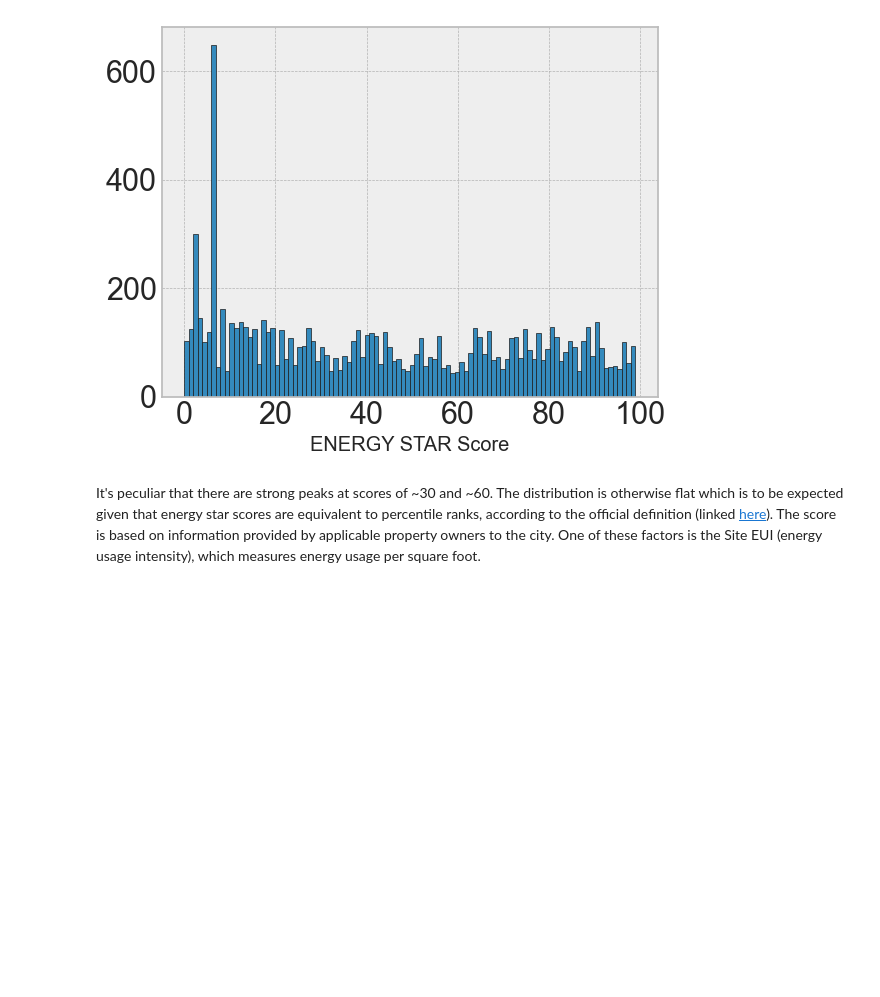
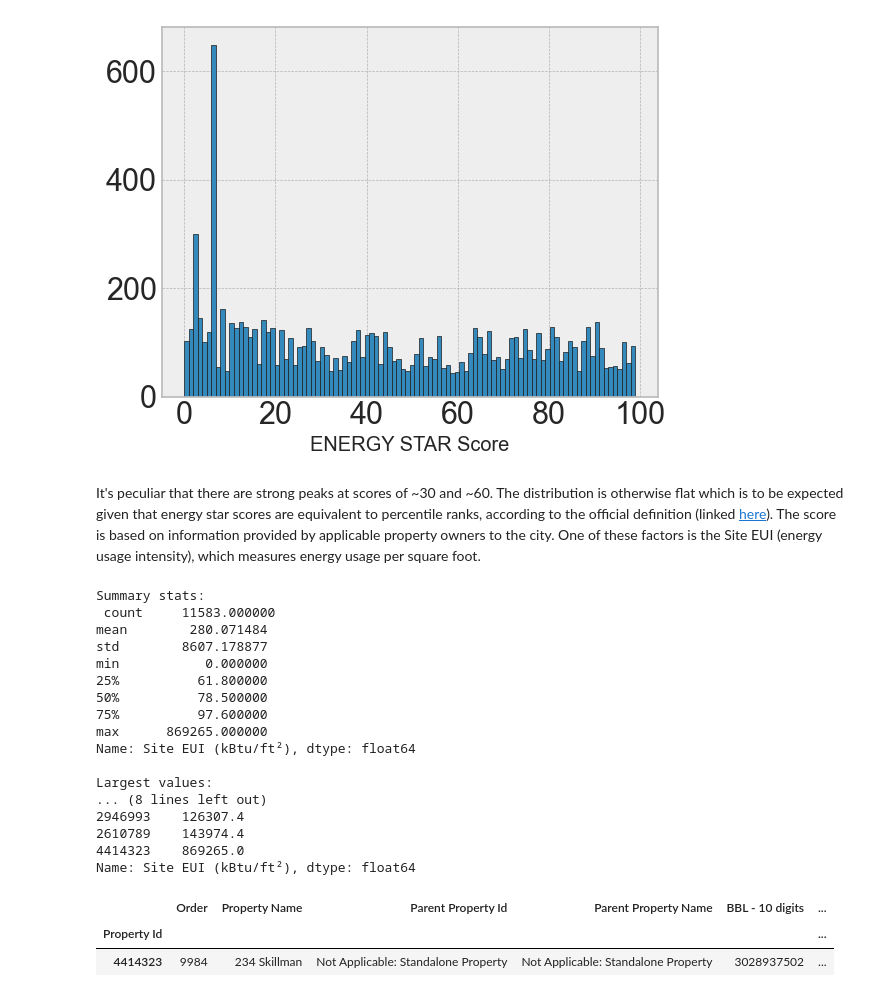
Before and after one commit to zkhechadoorian/NYC-LL84-Benchmarking, a Jupyter notebook: notebooks/0_eda.ipynb, the cells around one changed output. Drawn from its saved outputs; the diff is of its cells as text; code cells hidden in the pictures; blank space fills up the shorter version.

```diff
--- a/notebooks/0_eda.ipynb
+++ b/notebooks/0_eda.ipynb
@@ -213,3 +213,29 @@ plt.xticks(np.arange(0, 101, 20),np.arange(0, 101, 20));
 [figure]
 # %% [markdown]
 It's peculiar that there are strong peaks at scores of ~30 and ~60. The distribution is otherwise flat which is to be expected given that energy star scores are equivalent to percentile ranks, according to the official definition (linked [here](https://data.cityofnewyork.us/Environment/NYC-Building-Energy-and-Water-Data-Disclosure-for-/5zyy-y8am/about_data)). The score is based on information provided by applicable property owners to the city. One of these factors is the Site EUI (energy usage intensity), which measures energy usage per square foot.
+# %%
+print("\nSummary stats:\n", data['Site EUI (kBtu/ft²)'].describe())
+print("\nLargest values:\n", data['Site EUI (kBtu/ft²)'].dropna().sort_values().tail(10))
+
+data.loc[data['Site EUI (kBtu/ft²)']==869265, :]
+# %% [output]
+Summary stats:
+ count     11583.000000
+mean        280.071484
+std        8607.178877
+min           0.000000
+25%          61.800000
+50%          78.500000
+75%          97.600000
+max      869265.000000
+Name: Site EUI (kBtu/ft²), dtype: float64
+
+Largest values:
+... (8 lines left out)
+2946993    126307.4
+2610789    143974.4
+4414323    869265.0
+Name: Site EUI (kBtu/ft²), dtype: float64
+|  | Order | Property Name | Parent Property Id | Parent Property Name | BBL - 10 digits | ... |
+| Property Id |  |  |  |  |  | ... |
+| 4414323 | 9984 | 234 Skillman | Not Applicable: Standalone Property | Not Applicable: Standalone Property | 3028937502 | ... |
```
Also changed, not shown: parts of 3 cells of this notebook.
